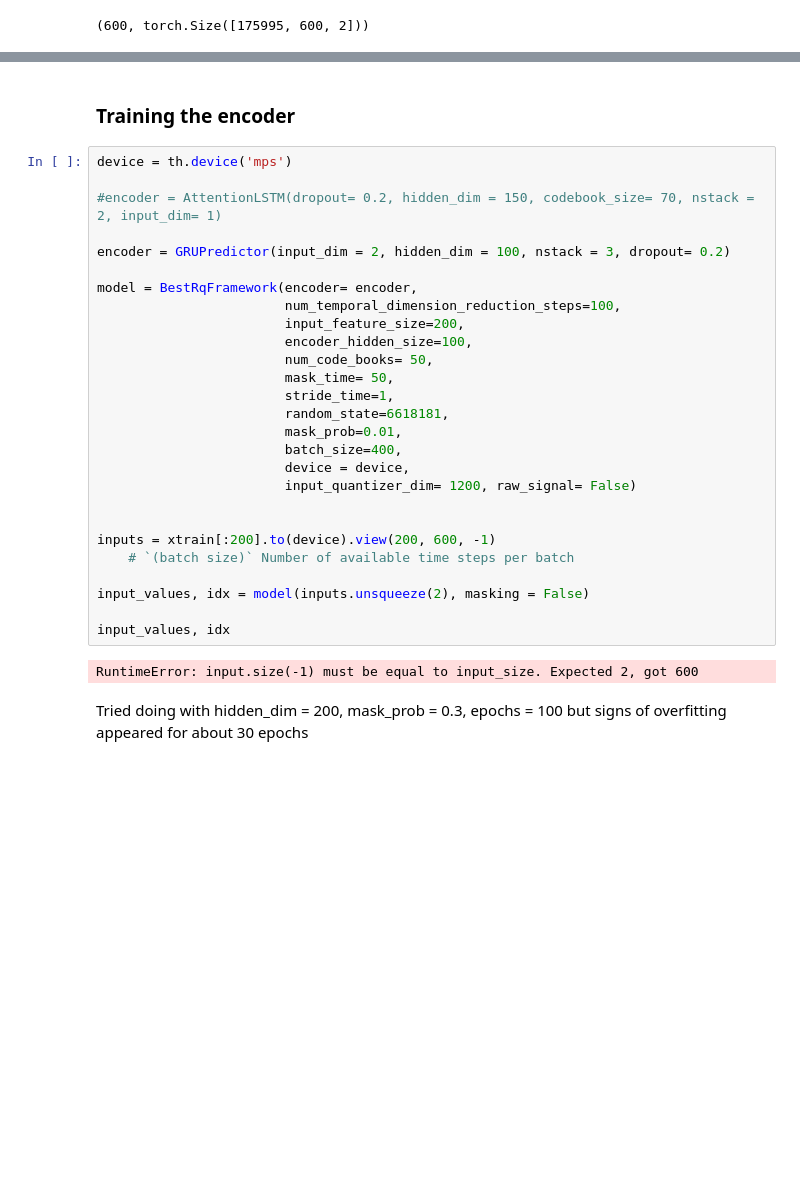
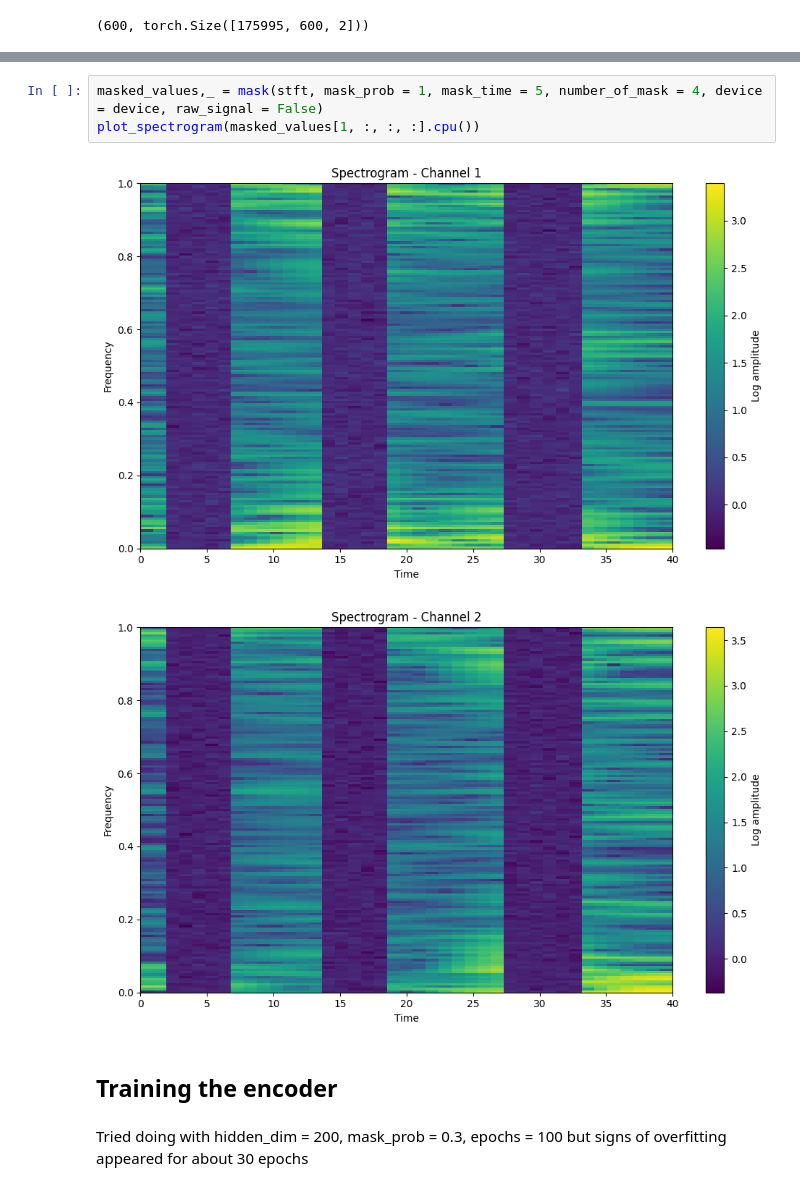
Before and after one commit to oscarninou/adl24-sleep-stage, a Jupyter notebook: random_projection_pretraing.ipynb, the cells around one changed output, grey strips where cells are left out. Saved outputs shown, nothing was run; the diff lists cells and outputs as text; blank space fills up the shorter version.

```diff
--- a/random_projection_pretraing.ipynb
+++ b/random_projection_pretraing.ipynb
@@ -340,34 +98,11 @@ Text(0.5, 1.0, 'Visualisation du masque')
+# %%
+masked_values,_ = mask(stft, mask_prob = 1, mask_time = 5, number_of_mask = 4, device = device, raw_signal = False)
+plot_spectrogram(masked_values[1, :, :, :].cpu())
+# %% [output]
+[figure, added]
+[figure, added]
 # %% [markdown]
-### Training the encoder
+## Training the encoder
-# %%
-device = th.device('mps')
-
-#encoder = AttentionLSTM(dropout= 0.2, hidden_dim = 150, codebook_size= 70, nstack = 2, input_dim= 1)
-
-encoder = GRUPredictor(input_dim = 2, hidden_dim = 100, nstack = 3, dropout= 0.2)
-
-model = BestRqFramework(encoder= encoder,
-                        num_temporal_dimension_reduction_steps=100,
-                        input_feature_size=200,
-                        encoder_hidden_size=100,
-                        num_code_books= 50,
-                        mask_time= 50,
-                        stride_time=1,
-                        random_state=6618181,
-                        mask_prob=0.01,
-                        batch_size=400,
-                        device = device,
-                        input_quantizer_dim= 1200, raw_signal= False)
-
-
-inputs = xtrain[:200].to(device).view(200, 600, -1)
-    # `(batch size)` Number of available time steps per batch
-
-input_values, idx = model(inputs.unsqueeze(2), masking = False)
-
-input_values, idx
-# %% [output]
-RuntimeError: input.size(-1) must be equal to input_size. Expected 2, got 600
 # %% [markdown]
 Tried doing with hidden_dim = 200, mask_prob = 0.3, epochs = 100 but signs of overfitting appeared for about 30 epochs
 # %%
```
Also changed, not shown: parts of 15 cells of this notebook, 9 other files.
